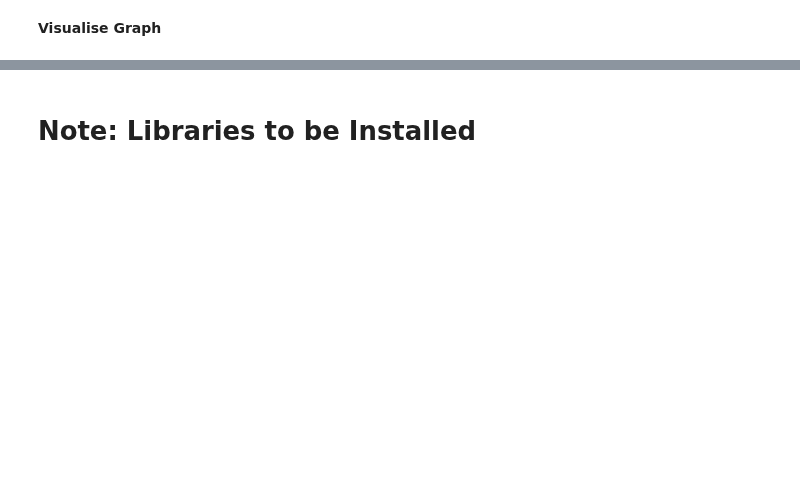
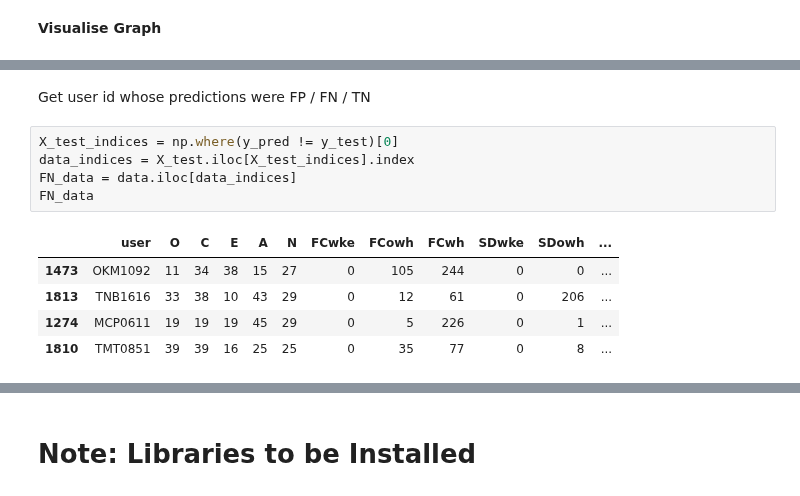
Before and after one commit to mel0778/dsa4263, a Jupyter notebook: code/model_dt.ipynb, the cells around one changed output, grey strips where cells are left out. Saved outputs shown, nothing was run; the diff lists cells and outputs as text; blank space fills up the shorter version.

```diff
--- a/code/model_dt.ipynb
+++ b/code/model_dt.ipynb
@@ -258,0 +267,13 @@ Weighted Average Gini Impurity: 0.04432504705070072
+# %% [markdown]
+Get user id whose predictions were FP / FN / TN
+# %%
+X_test_indices = np.where(y_pred != y_test)[0]
+data_indices = X_test.iloc[X_test_indices].index
+FN_data = data.iloc[data_indices]
+FN_data
+# %% [output]
+|  | user | O | C | E | A | N | FCwke | FCowh | FCwh | SDwke | SDowh | ... |
+| 1473 | OKM1092 | 11 | 34 | 38 | 15 | 27 | 0 | 105 | 244 | 0 | 0 | ... |
+| 1813 | TNB1616 | 33 | 38 | 10 | 43 | 29 | 0 | 12 | 61 | 0 | 206 | ... |
+| 1274 | MCP0611 | 19 | 19 | 19 | 45 | 29 | 0 | 5 | 226 | 0 | 1 | ... |
+| 1810 | TMT0851 | 39 | 39 | 16 | 25 | 25 | 0 | 35 | 77 | 0 | 8 | ... |
```
Also changed, not shown: parts of 15 cells of this notebook.
